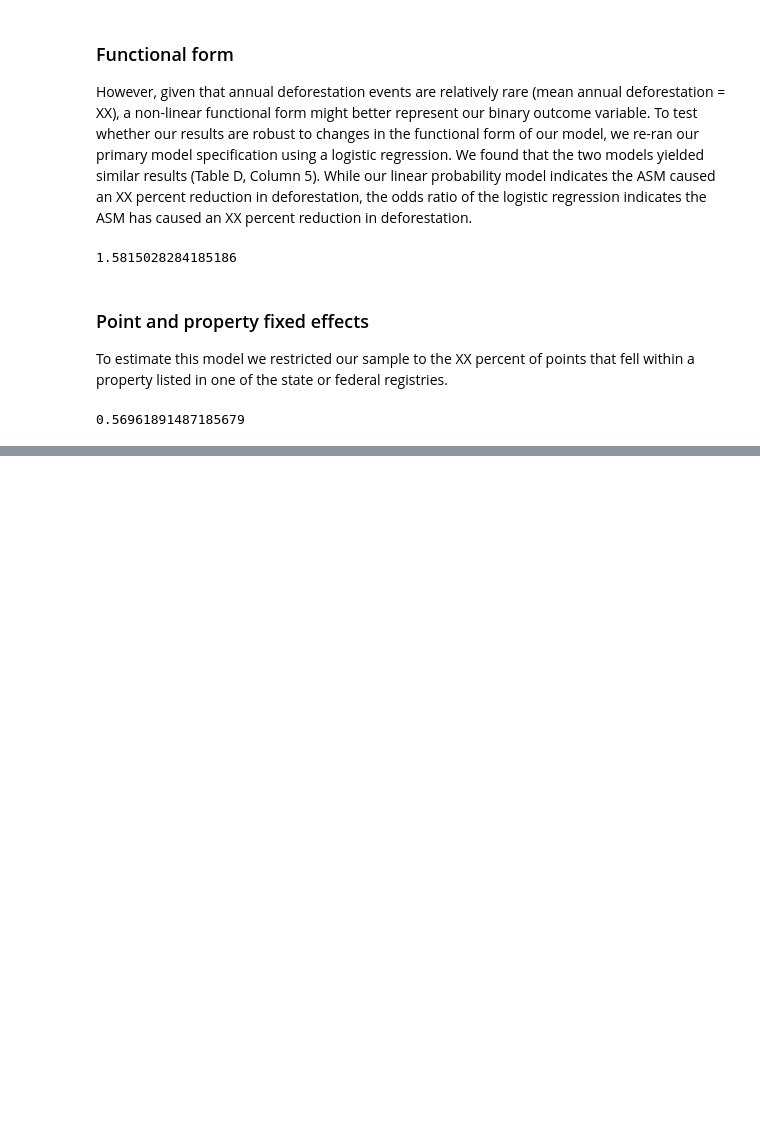
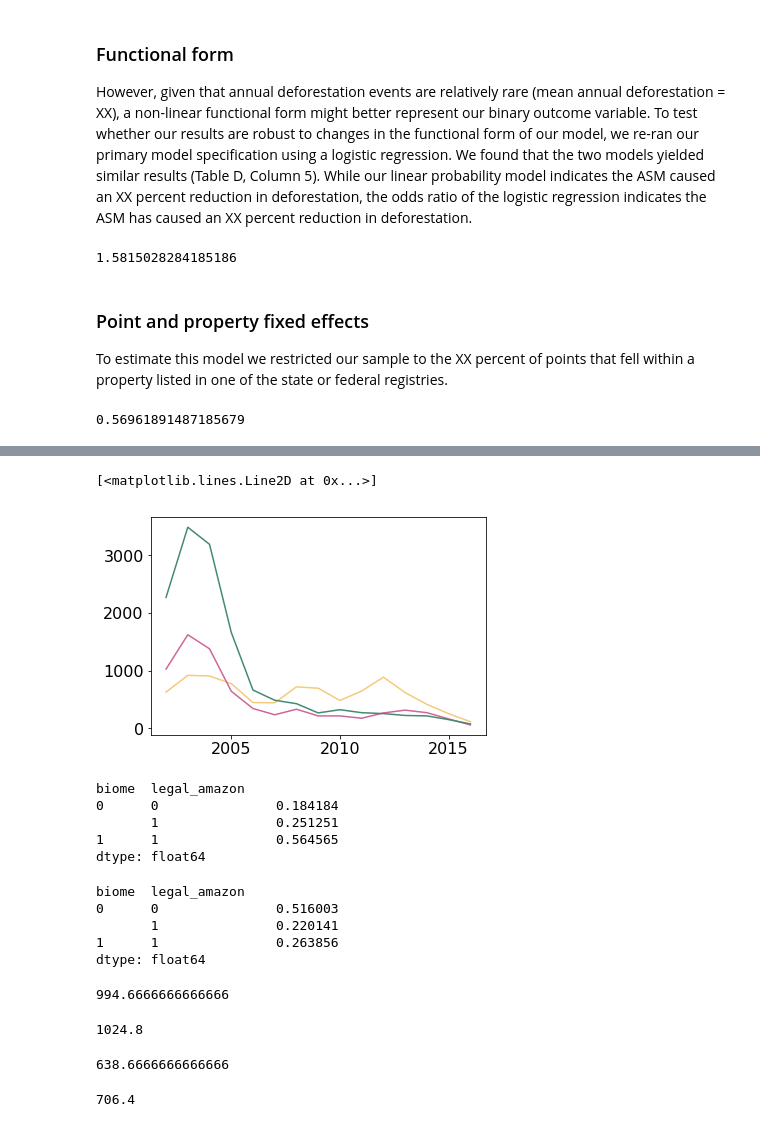
Before and after one commit to rheilmayr/asm, a Jupyter notebook: soym_points_public.ipynb, the cells around one changed output, grey strips where cells are left out. Cells and saved outputs as stored; diff of their text form; code cells hidden in the pictures; blank space fills up the shorter version.

```diff
--- a/soym_points_public.ipynb
+++ b/soym_points_public.ipynb
@@ -44,6 +48,14 @@ sample_df = defor_df.loc[((defor_df['dist_amb']>-buffer) & (defor_df['dist_aml']
 # %%
 wide_csv = data_dir + 'wide.csv'
 wide_df = pd.read_csv(wide_csv)
+# %%
+sample_df.loc[:,'gaez_soy_suit'] = (sample_df['GAEZsuit']>40).astype(int)
+sample_df.loc[:,'soy_suit'] = ((sample_df['gaez_soy_suit']==1) & (sample_df['suit']>0)).astype(int)
+small_sample_df.loc[:,'gaez_soy_suit'] = (small_sample_df['GAEZsuit']>40).astype(int)
+small_sample_df.loc[:,'soy_suit'] = ((small_sample_df['gaez_soy_suit']==1) & (small_sample_df['suit']>0)).astype(int)
+wide_df.loc[:,'gaez_soy_suit'] = (wide_df['GAEZsuit']>40).astype(int)
+wide_df.loc[:,'soy_suit'] = ((wide_df['gaez_soy_suit']==1) & (wide_df['suit']>0)).astype(int)
+suit_var = 'soy_suit'
 # %%
 soy_csv = data_dir + 'soy_conversion.csv'
 soy_df = pd.read_csv(soy_csv)
@@ -433,0 +561,69 @@ subset = wide_df.loc[(wide_df['dist_amb']>-buffer) & (wide_df['dist_aml']<buffer
+# %%
+subset = sample_df.loc[sample_df['a_soy_2017']==1]
+
+defor = pd.pivot_table(subset, columns = 'year', index = ['soy_suit', 'biome', 'legal_amazon'], values = out_var,
+                       aggfunc = 'sum')
+defor = defor.loc[1, 2002:2016] * 4
+
+
+defor.loc[(0,0), 2005:2016].sum()
+
+fig, ax = plt.subplots()
+ax.plot(defor.columns, defor.loc[(0,0)], color = palette['notleg'], linestyle = '-')
+ax.plot(defor.columns, defor.loc[(0,1)], color = palette['notbiom'], linestyle = '-')
+ax.plot(defor.columns, defor.loc[(1,1)], color = palette['soym'], linestyle = '-')
+# %% [output]
+[<matplotlib.lines.Line2D at 0x...>]
+[figure, added]
+# %%
+pre_soydefor = defor.loc[:, 2001:2006].sum(axis = 1)
+pre_soydefor / pre_soydefor.sum()
+# %% [output]
+biome  legal_amazon
+0      0               0.184184
+       1               0.251251
+1      1               0.564565
+dtype: float64
+# %%
+pre_soydefor = defor.loc[:, 2007:2016].sum(axis = 1)
+pre_soydefor / pre_soydefor.sum()
+# %% [output]
+biome  legal_amazon
+0      0               0.516003
+       1               0.220141
+1      1               0.263856
+dtype: float64
+# %%
+subset = sample_df.loc[(sample_df['biome']==0) & (sample_df['matopiba']==1) & (sample_df['a_soy_2006']==1)]
+defor = pd.pivot_table(subset, columns = 'year', values = out_var,
+                       aggfunc = 'sum')
+defor = defor * 4
+defor[list(range(2002,2005))].sum().sum() / (2005-2002)
+# %% [output]
+994.6666666666666
+# %%
+subset = sample_df.loc[(sample_df['biome']==0) & (sample_df['matopiba']==1) & (sample_df['a_soy_2017']==1)]
+defor = pd.pivot_table(subset, columns = 'year', values = out_var,
+                       aggfunc = 'sum')
+defor = defor * 4
+defor[list(range(2005,2016))].sum().sum()
+defor[list(range(2006,2016))].sum().sum() / (2016-2006)
+# %% [output]
+1024.8
+# %%
+subset = sample_df.loc[(sample_df['biome']==0) & (sample_df['legal_amazon']==0) & (sample_df['a_soy_2006']==1)]
+defor = pd.pivot_table(subset, columns = 'year', values = out_var,
+                       aggfunc = 'sum')
+defor = defor * 4
+defor[list(range(2002,2005))].sum().sum() / (2005-2002)
+# %% [output]
+638.6666666666666
+# %%
+subset = sample_df.loc[(sample_df['biome']==0) & (sample_df['legal_amazon']==0) & (sample_df['a_soy_2017']==1)]
+defor = pd.pivot_table(subset, columns = 'year', values = out_var,
+                       aggfunc = 'sum')
+defor = defor * 4
+defor[list(range(2005,2016))].sum().sum()
+defor[list(range(2006,2016))].sum().sum() / (2016-2006)
+# %% [output]
+706.4
```
Also changed, not shown: parts of 47 cells of this notebook.
